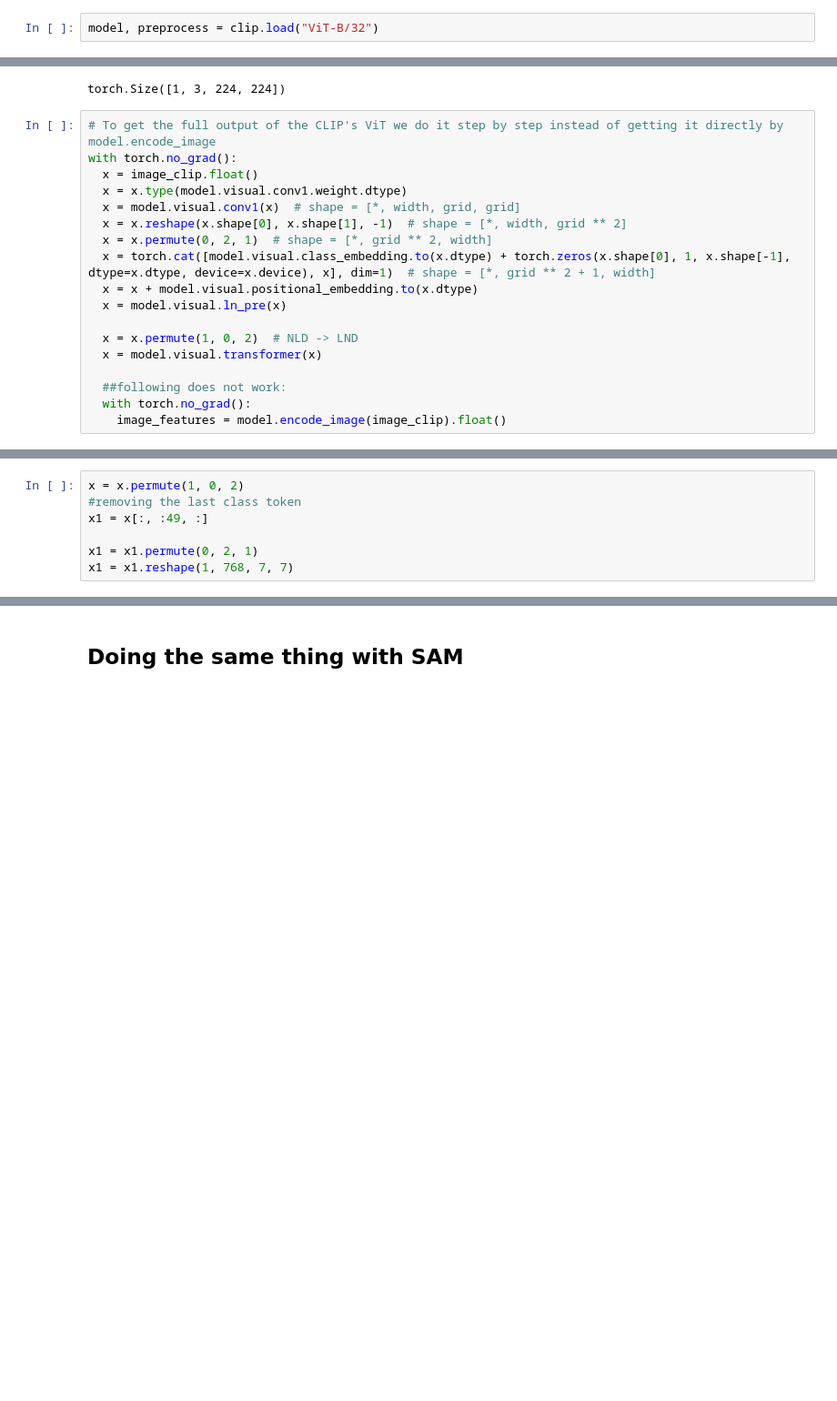
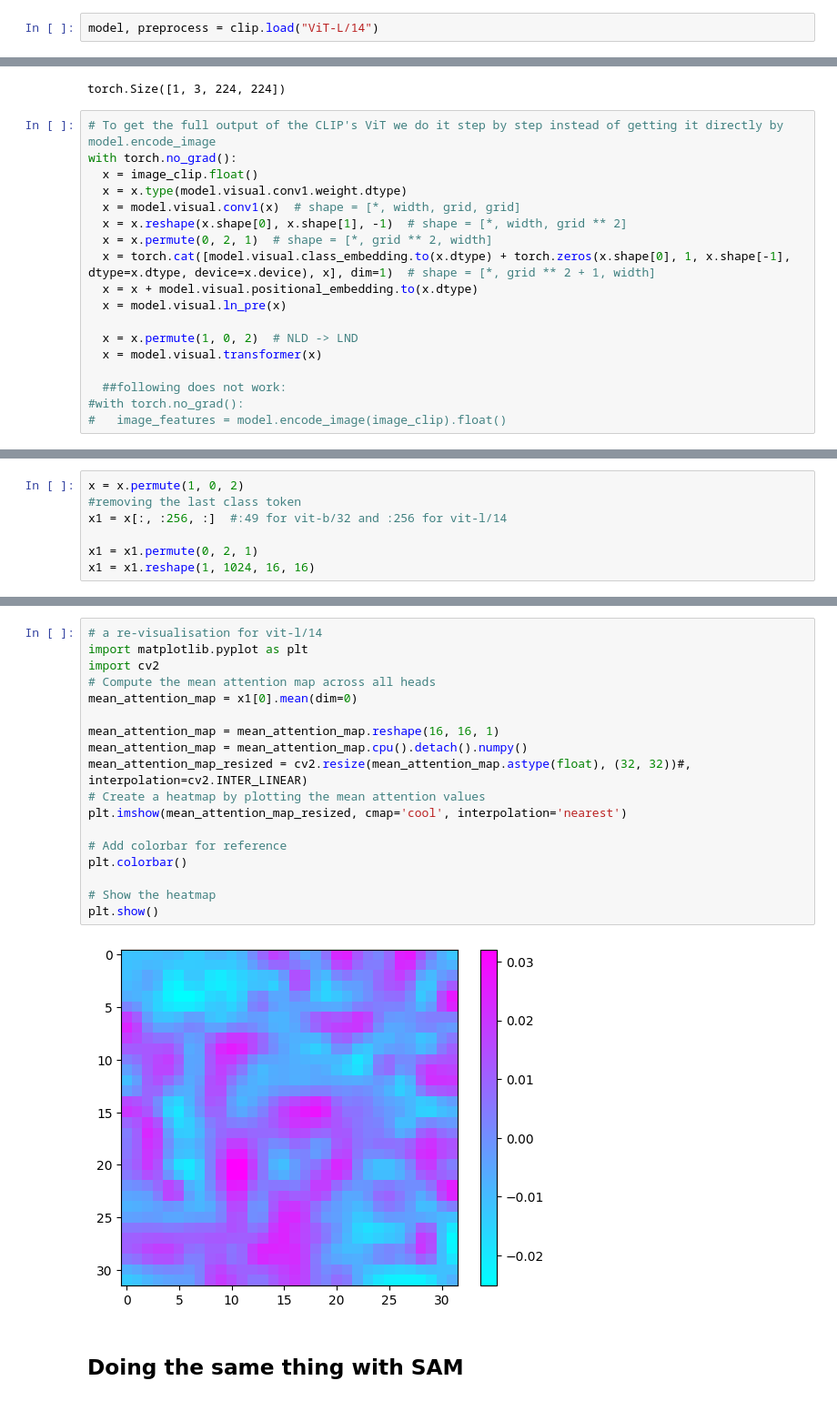
Before and after one commit to Bissmella/CV_misc, a Jupyter notebook: SAM_vs_CLIP.ipynb, the cells around one changed output, grey strips where cells are left out. Shown at 91% size. Drawn from its saved outputs; the diff is of its cells as text; blank space fills up the shorter version.

Commit message:
added CLIP vit-l visualization

```diff
--- a/SAM_vs_CLIP.ipynb
+++ b/SAM_vs_CLIP.ipynb
@@ -69,7 +69,7 @@ clip.available_models()
  'ViT-L/14',
  'ViT-L/14@336px']
 # %%
-model, preprocess = clip.load("ViT-B/32")
+model, preprocess = clip.load("ViT-L/14")
 # %%
 print(preprocess)
 # %% [output]
@@ -111,8 +111,8 @@ with torch.no_grad():
   x = model.visual.transformer(x)
 
   ##following does not work:
-  with torch.no_grad():
-    image_features = model.encode_image(image_clip).float()
+#with torch.no_grad():
+#   image_features = model.encode_image(image_clip).float()
 # %%
 print(x.shape)
 # %% [output]
@@ -120,7 +120,7 @@ torch.Size([1, 50, 768])
 # %%
 x = x.permute(1, 0, 2)
 #removing the last class token
-x1 = x[:, :49, :]
+x1 = x[:, :256, :]  #:49 for vit-b/32 and :256 for vit-l/14
 
 x1 = x1.permute(0, 2, 1)
-x1 = x1.reshape(1, 768, 7, 7)
+x1 = x1.reshape(1, 1024, 16, 16)
@@ -146,3 +150,23 @@ plt.show()
+# %%
+# a re-visualisation for vit-l/14
+import matplotlib.pyplot as plt
+import cv2
+# Compute the mean attention map across all heads
+mean_attention_map = x1[0].mean(dim=0)
+
+mean_attention_map = mean_attention_map.reshape(16, 16, 1)
+mean_attention_map = mean_attention_map.cpu().detach().numpy()
+mean_attention_map_resized = cv2.resize(mean_attention_map.astype(float), (32, 32))#, interpolation=cv2.INTER_LINEAR)
+# Create a heatmap by plotting the mean attention values
+plt.imshow(mean_attention_map_resized, cmap='cool', interpolation='nearest')
+
+# Add colorbar for reference
+plt.colorbar()
+
+# Show the heatmap
+plt.show()
+# %% [output]
+[figure, added]
 # %% [markdown]
 ## Doing the same thing with SAM
 # %%
```
Also changed, not shown: parts of 4 cells of this notebook.
